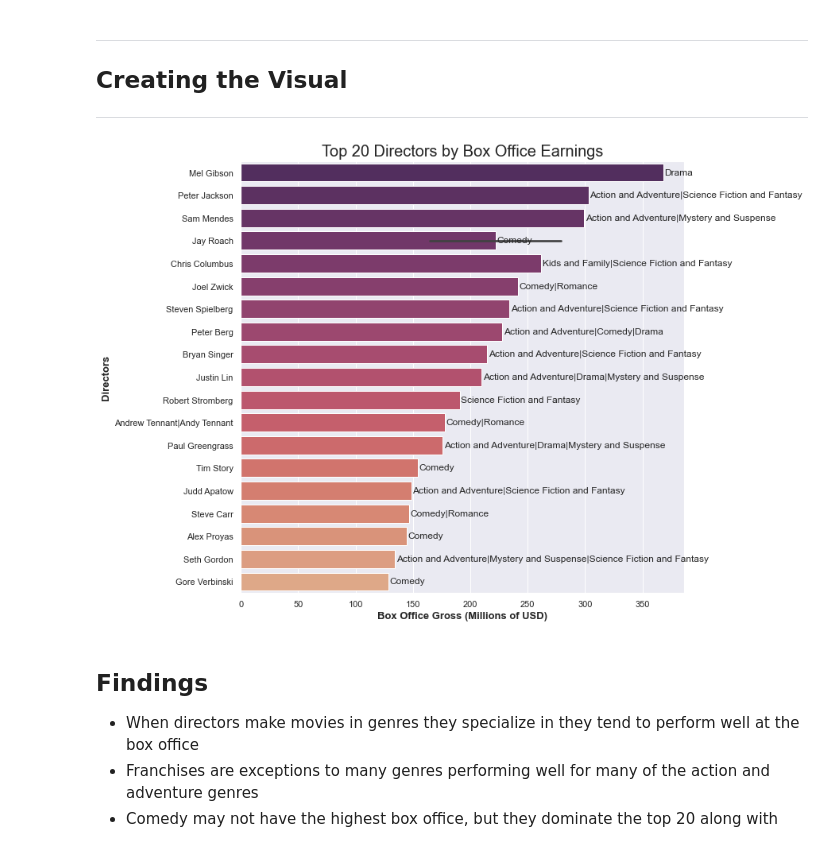
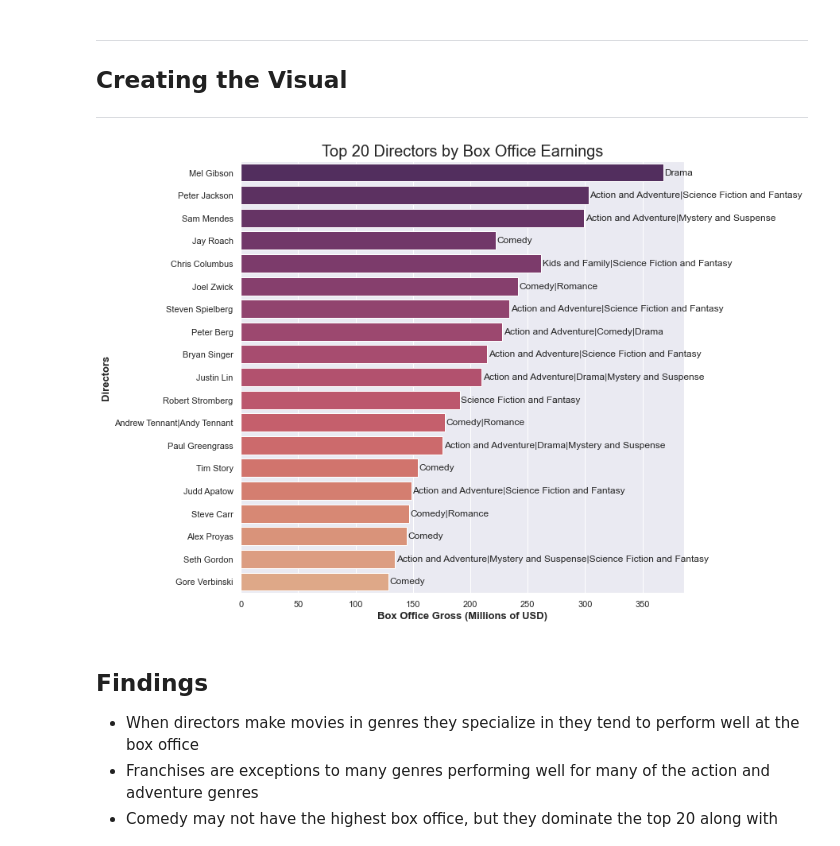
Before and after one commit to cleatw/Project1, a Jupyter notebook: Project 1 Notebook.ipynb, the cells around one changed output. Saved outputs shown, nothing was run; the diff lists cells and outputs as text; code cells hidden in the pictures.

```diff
--- a/Project 1 Notebook.ipynb
+++ b/Project 1 Notebook.ipynb
@@ -124,28 +124,28 @@ top20_d_earning
 # %%
 #Create plot to visualize the gathered data
 fig, ax = plt.subplots(figsize = (10, 10))
 
 #Plot top 20 data onto a bar plot
 chart = sns.barplot(y = 'director', x = 'box_office',
-                    orient = 'h', palette = 'flare_r', data = top20_d_earning)
+                    orient = 'h', palette = 'flare_r', data = top20_d_earning, ci = None)
 
 #Setting title and label
 chart.set_title('Top 20 Directors by Box Office Earnings', fontsize = 20)
 chart.set_ylabel('Directors', fontsize = 13, weight = 'bold')
 chart.set_xlabel('Box Office Gross (Millions of USD)', fontsize = 13, weight = 'bold');
 
 #Loop to place genre labels on top of the respective bar plots
 i = 0
 for p in chart.patches:
     width = p.get_width()    # get bar length
     chart.text(width + 1,    # set the text at 1 unit right of the bar
             p.get_y() + p.get_height() / 2,    # get Y coordinate + X coordinate / 2
             '{}'.format(top20_d_earning['genre'][i]),    # set variable to display respective genre
             ha = 'left',    # horizontal alignment
             va = 'center')    # vertical alignment
     i += 1
 # %% [output]
-[figure, old version]
+[figure, new version]
 # %% [markdown]
 ## Findings
 * When directors make movies in genres they specialize in they tend to perform well at the box office
```
Also changed, not shown: parts of 1 cell of this notebook.
